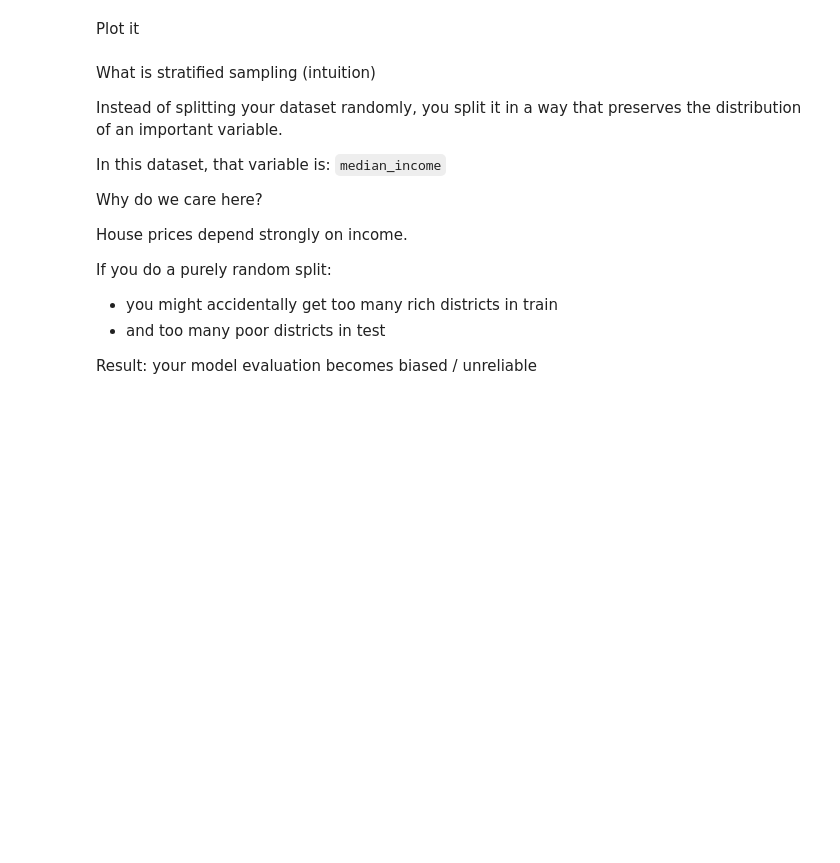
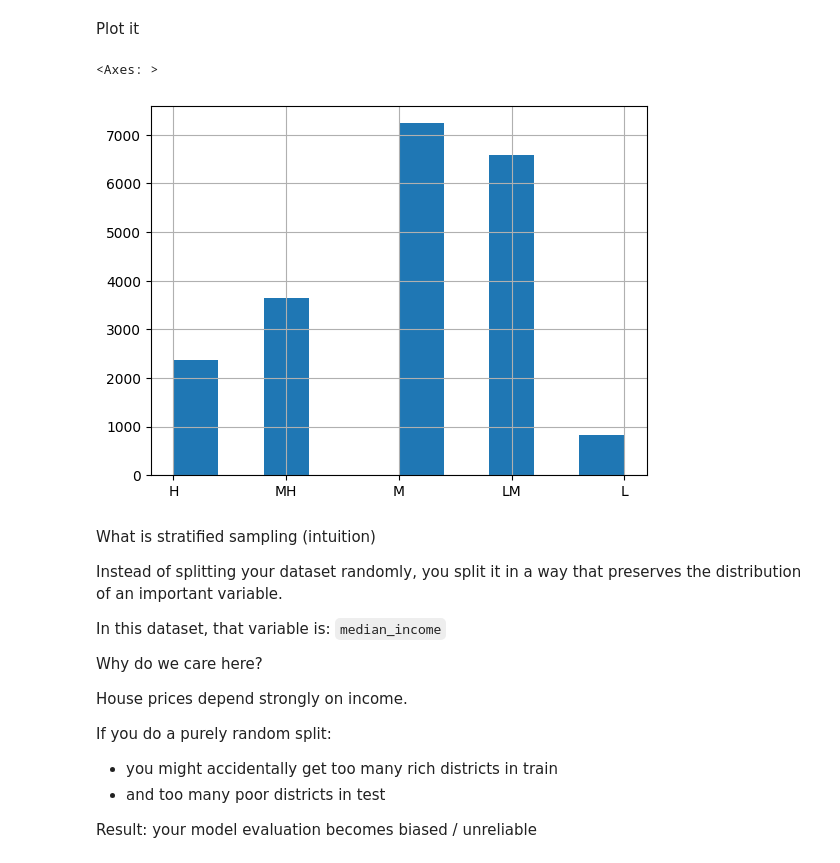
Before and after one commit to User76251/ML-Project-Housing, a Jupyter notebook: 5-housing-exercise-empty.ipynb, the cells around one changed output. Drawn from its saved outputs; the diff is of its cells as text; code cells hidden in the pictures; blank space fills up the shorter version.

```diff
--- a/5-housing-exercise-empty.ipynb
+++ b/5-housing-exercise-empty.ipynb
@@ -281,6 +281,7 @@ Why do we split the dataset?
 
 Create income categories:
 # %%
-categories = housing_df.cut(housing_df["median_income"],
-bins = [0, 1.5, 3.0, 4.5,6., float("inf)])
+categories = pd.cut(housing_df["median_income"],
+bins = [0, 1.5, 3.0, 4.5,6., float("inf")], labels=['L', 'LM', 'M', 'MH', 'H'])
+housing_df["median_income"].describe()
 # %% [output]
@@ -288,5 +297,10 @@ SyntaxError: unterminated string literal (detected at line 2) (1053938705.py, li
 # %% [markdown]
 Plot it
+# %%
+categories.hist()
+# %% [output]
+<Axes: >
+[figure, added]
 # %% [markdown]
 What is stratified sampling (intuition)
 
```
Also changed, not shown: parts of 1 cell of this notebook.
